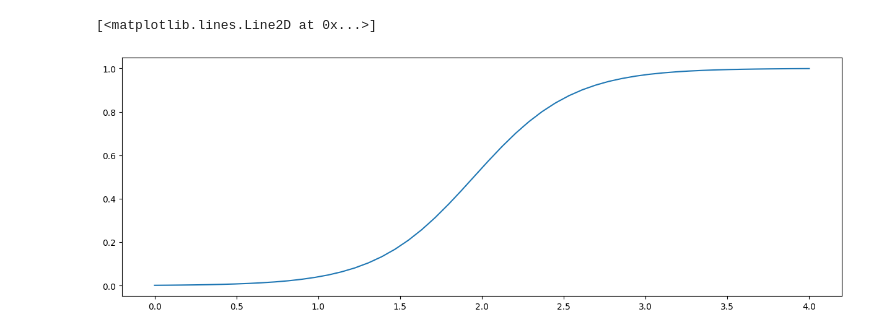
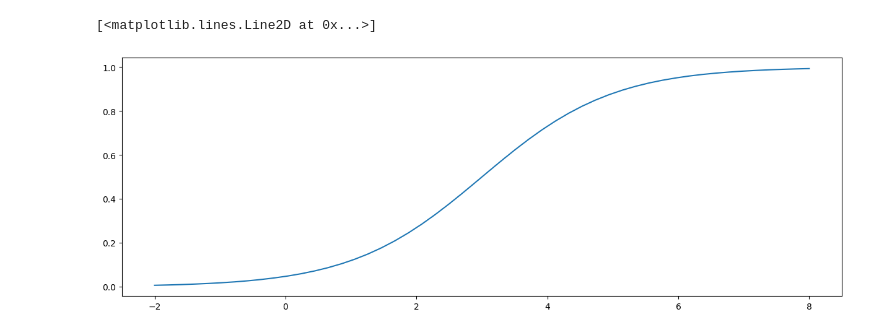
Before and after one commit to iRRe33-smk/exjobb, a Jupyter notebook: figures/sigmoid.ipynb, the cells around one changed output. Saved outputs shown, nothing was run; the diff lists cells and outputs as text; code cells hidden in the pictures.

```diff
--- a/figures/sigmoid.ipynb
+++ b/figures/sigmoid.ipynb
@@ -5,5 +5,5 @@ from matplotlib import pyplot as plt
 from matplotlib.pyplot import figure
 # %%
 def sigmoid_func(x, I, D):
-    s = 1 / (1 + np.exp(-(x/D) + I))
+    s = 1 / (1 + np.exp(-(x/I) + D))
     return s
@@ -10,9 +14,9 @@ def sigmoid_func(x, I, D):
 # %%
-x = np.linspace(0,4)
-I = 6.5
-D = 0.3
+x = np.linspace(-2,8)
+I = 1
+D = 3
 plt.rcParams["figure.figsize"] = (15,5)
 plt.plot(x, sigmoid_func(x, I, D))
 # %% [output]
 [<matplotlib.lines.Line2D at 0x...>]
-[figure, old version]
+[figure, new version]
```
Also changed, not shown: parts of 4 cells of this notebook.
